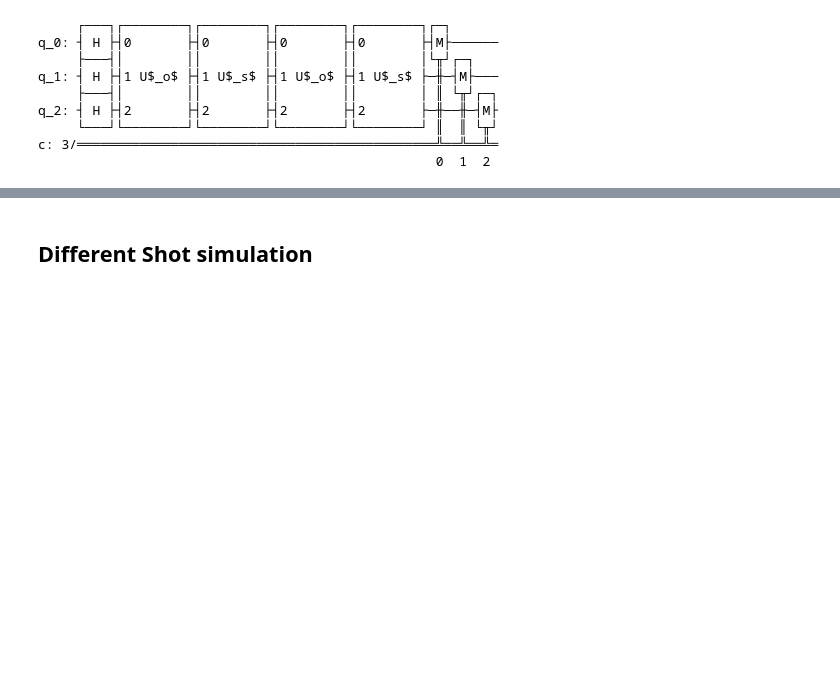
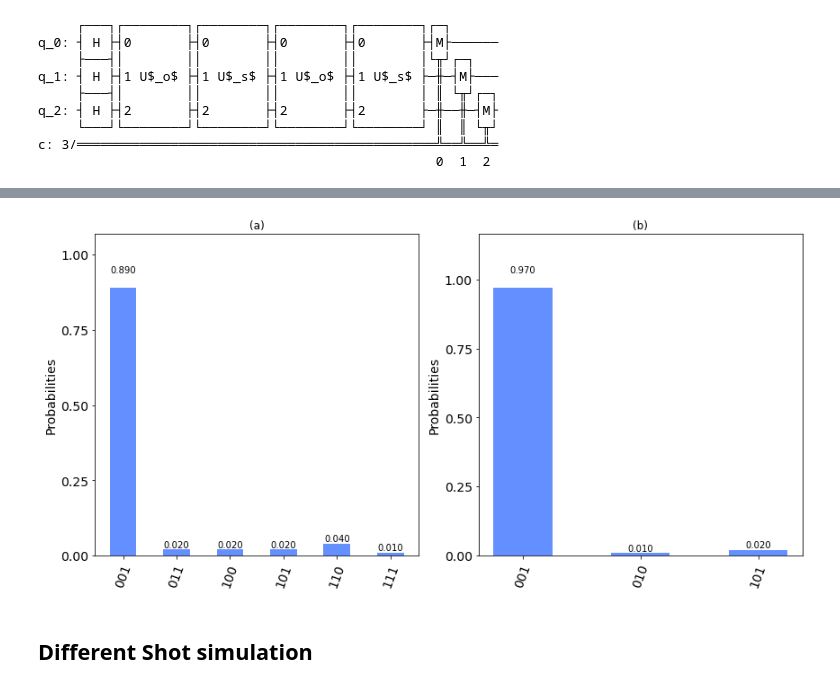
Before and after one commit to Jonathanchan1996/QM_Sandbox, a Jupyter notebook: finalProject.ipynb, the cells around one changed output, grey strips where cells are left out. Drawn from its saved outputs; the diff is of its cells as text; code cells hidden in the pictures; blank space fills up the shorter version.

```diff
--- a/finalProject.ipynb
+++ b/finalProject.ipynb
@@ -224,8 +232,8 @@ def groverRep(noQubit, winners, loopTime=None, repetition=1): #error correction,
 n = 3
 #x = int('01', 2)
 winners = [1]
-qc = grover(n, winners)
-qc.draw()
+qc1 = grover(n, winners)
+qc1.draw()
 #fig, ax = plt.subplots(ncols=1, figsize=(15,6))
 #qc.draw(output='mpl', ax=ax)
 #fig.savefig('result/circuit'+str(n)+'qb_'+str(winner)+'win.png')
@@ -272,3 +280,26 @@ fig.tight_layout()
+# %%
+backend = Aer.get_backend('qasm_simulator')
+myshot=100
+result = execute(qc, backend, shots=myshot).result()
+counts = result.get_counts(qc)
+
+fig, ax = plt.subplots(ncols=2, figsize=(12,6))
+ax[0].set_title('(a)')
+plot_histogram(counts, ax=ax[0])
+
+result = execute(qc1, backend, shots=myshot).result()
+counts = result.get_counts(qc1)
+ax[1].set_title('(b)')
+plot_histogram(counts, ax=ax[1])
+#labels = [item.get_text() for item in ax.get_xticklabels()]
+#labels = ['|'+str(int(lab,2))+'>' for lab in labels]
+#ax.set_xticklabels(labels)
+#ax.set_title("No. of shot = "+ str(myshot))
+fig.tight_layout()
+#fig.savefig('result/result'+str(n)+'qb_'+str(winner)+'win.png')
+#fig.savefig('result/result'+str(n)+'qb_'+str(winner)+'win.png')
+# %% [output]
+[figure, added]
 # %% [markdown]
 ## Different Shot simulation
 # %%
```
Also changed, not shown: parts of 3 cells of this notebook, 2 other files.
